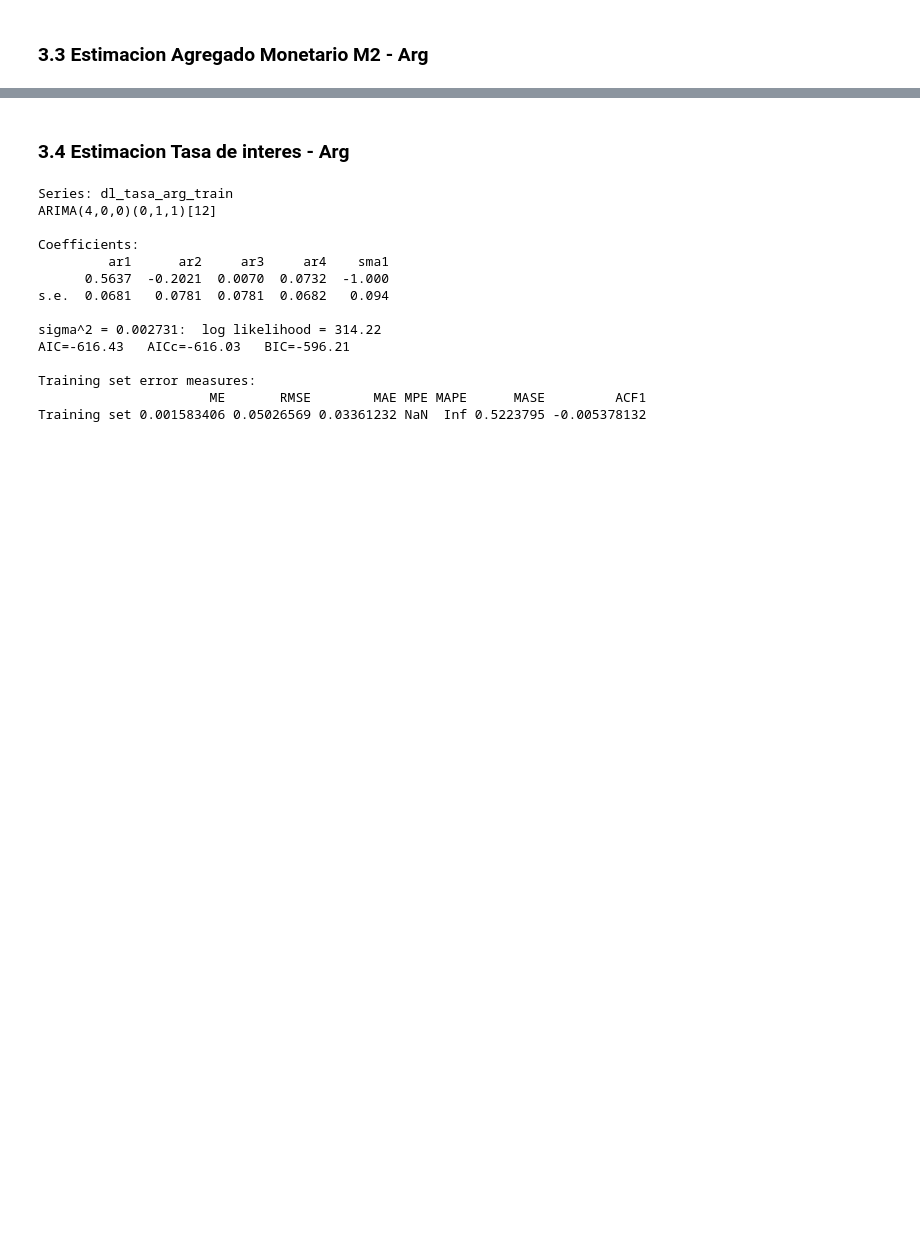
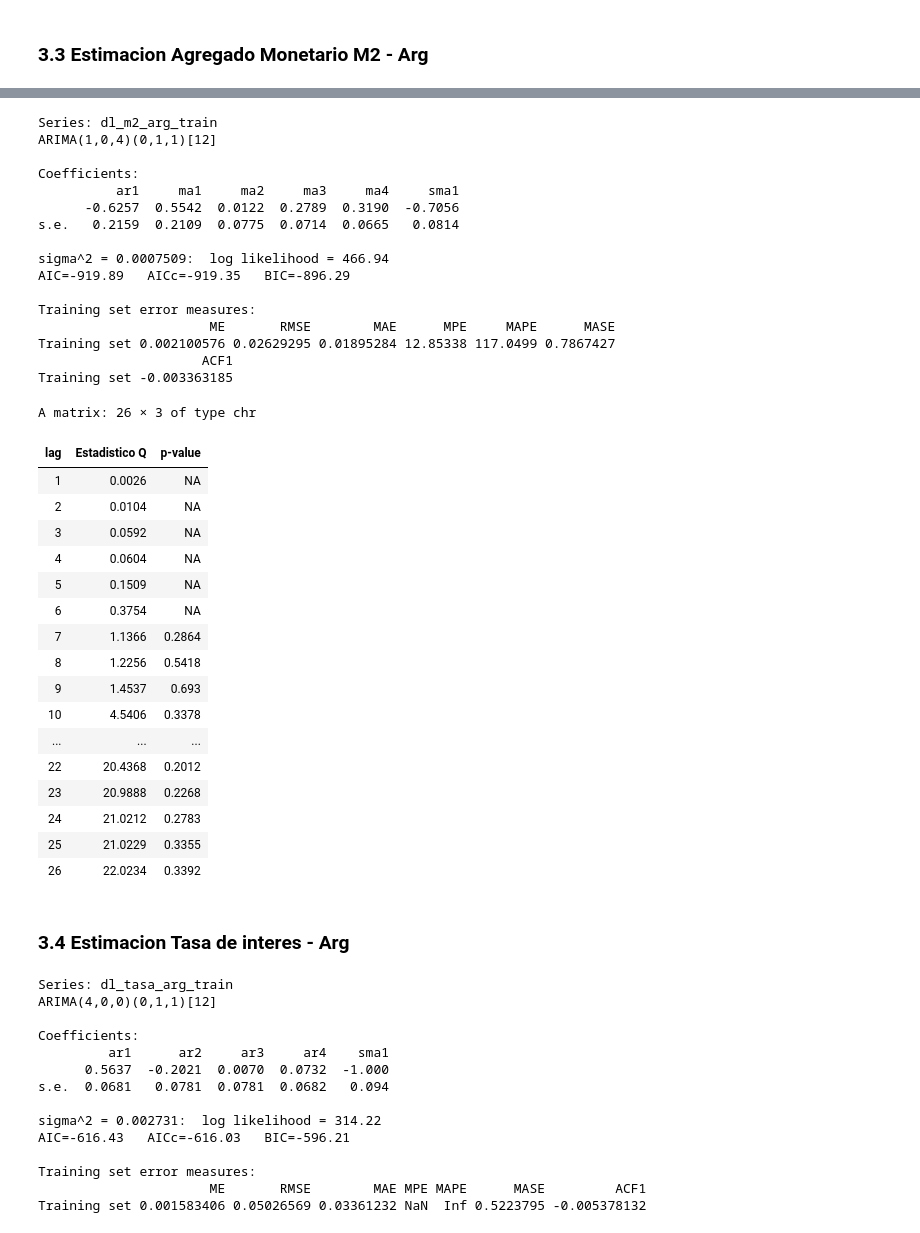
Before and after one commit to Juanpintoselso33/TP1-Series, a Jupyter notebook: notebook.ipynb, the cells around one changed output, grey strips where cells are left out. Drawn from its saved outputs; the diff is of its cells as text; code cells hidden in the pictures; blank space fills up the shorter version.

```diff
--- a/notebook.ipynb
+++ b/notebook.ipynb
@@ -357,3 +262,53 @@ A matrix: 26 × 3 of type chr
+# %%
+model_m2_arg <- Arima(
+  dl_m2_arg_train,
+  order    = c(1, 0, 4), # MA(4) añadido
+  seasonal = list(order = c(0, 1, 1), period = 12),
+  method   = "ML",
+)
+
+summary(model_m2_arg)
+
+# Diagnóstico residuos
+corr_res(model_m2_arg,
+  lags = 26,
+  p_q  = 1 + 4 + 0 + 1
+) # 1 AR + 4 MA + 1 SMA
+# %% [output]
+Series: dl_m2_arg_train
+ARIMA(1,0,4)(0,1,1)[12]
+
+Coefficients:
+          ar1     ma1     ma2     ma3     ma4     sma1
+      -0.6257  0.5542  0.0122  0.2789  0.3190  -0.7056
+s.e.   0.2159  0.2109  0.0775  0.0714  0.0665   0.0814
+
+sigma^2 = 0.0007509:  log likelihood = 466.94
+AIC=-919.89   AICc=-919.35   BIC=-896.29
+
+Training set error measures:
+                      ME       RMSE        MAE      MPE     MAPE      MASE
+Training set 0.002100576 0.02629295 0.01895284 12.85338 117.0499 0.7867427
+                     ACF1
+Training set -0.003363185
+A matrix: 26 × 3 of type chr
+| lag | Estadistico Q | p-value |
+| 1 | 0.0026 | NA |
+| 2 | 0.0104 | NA |
+| 3 | 0.0592 | NA |
+| 4 | 0.0604 | NA |
+| 5 | 0.1509 | NA |
+| 6 | 0.3754 | NA |
+| 7 | 1.1366 | 0.2864 |
+| 8 | 1.2256 | 0.5418 |
+| 9 | 1.4537 | 0.693 |
+| 10 | 4.5406 | 0.3378 |
+| ... | ... | ... |
+| 22 | 20.4368 | 0.2012 |
+| 23 | 20.9888 | 0.2268 |
+| 24 | 21.0212 | 0.2783 |
+| 25 | 21.0229 | 0.3355 |
+| 26 | 22.0234 | 0.3392 |
 # %% [markdown]
 ### 3.4 Estimacion Tasa de interes - Arg
 # %%
```
Also changed, not shown: parts of 28 cells of this notebook.
